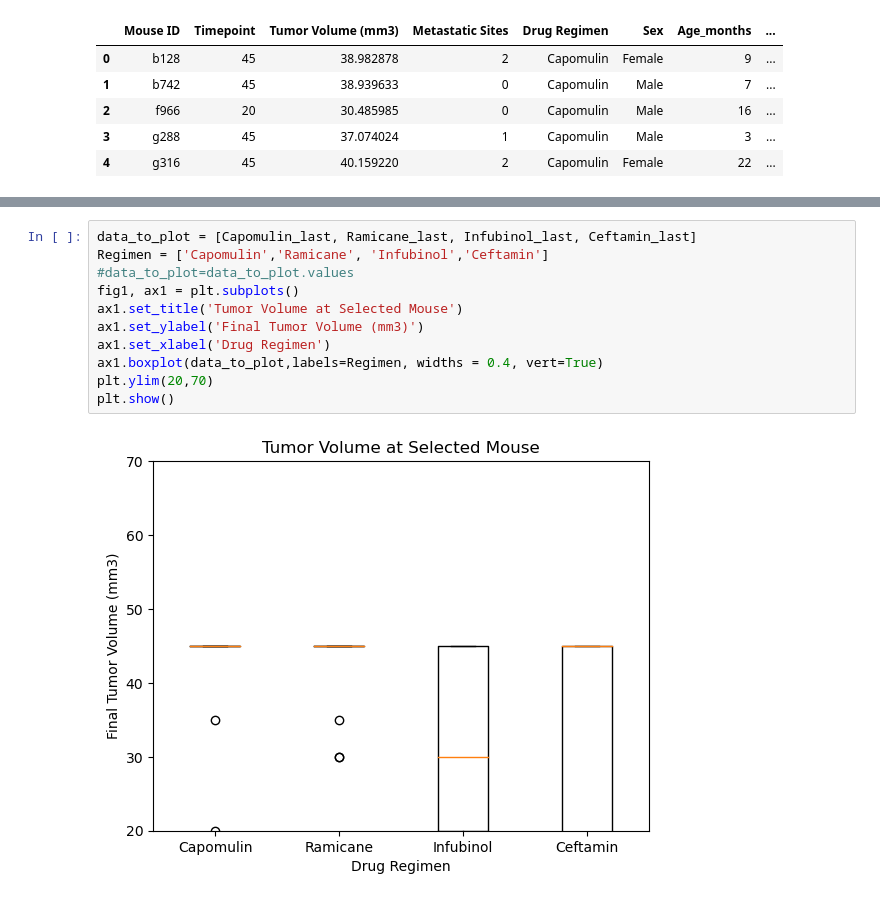
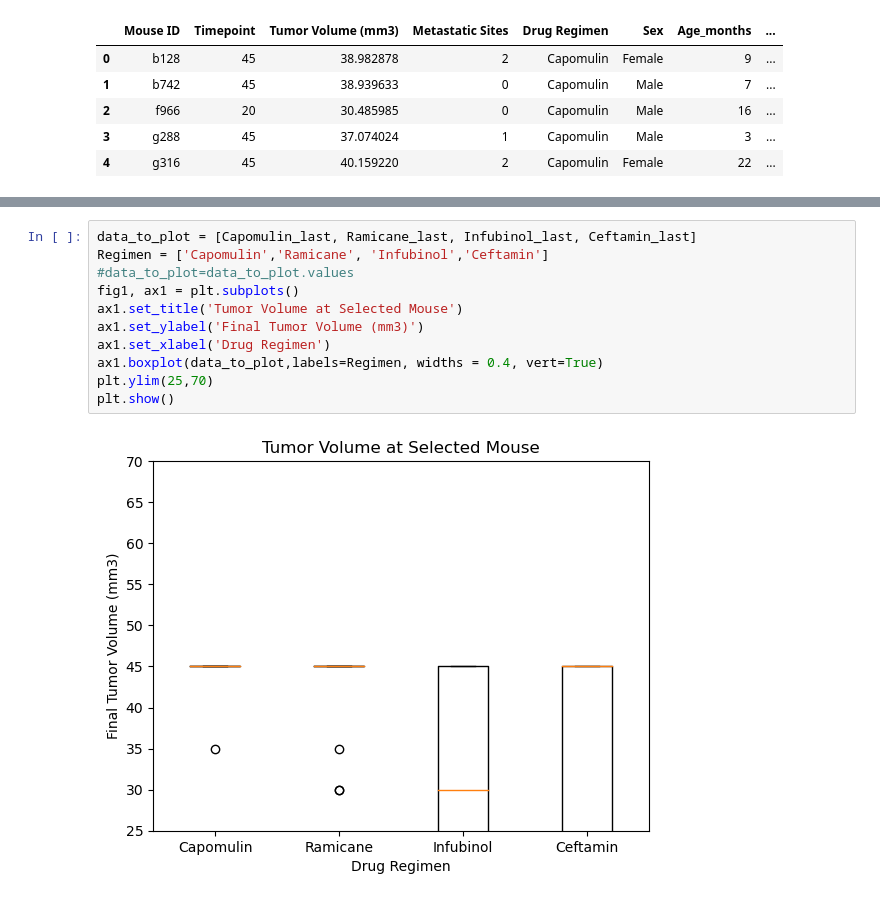
Before and after one commit to agom2429/Mouse-Project, a Jupyter notebook: Maine.ipynb, the cells around one changed output, grey strips where cells are left out. Drawn from its saved outputs; the diff is of its cells as text.

```diff
--- a/Maine.ipynb
+++ b/Maine.ipynb
@@ -262,16 +263,16 @@ Values above 71.19095325625001 could be Ceftamin outliers.
 # %%
 data_to_plot = [Capomulin_last, Ramicane_last, Infubinol_last, Ceftamin_last]
 Regimen = ['Capomulin','Ramicane', 'Infubinol','Ceftamin']
 #data_to_plot=data_to_plot.values
 fig1, ax1 = plt.subplots()
 ax1.set_title('Tumor Volume at Selected Mouse')
 ax1.set_ylabel('Final Tumor Volume (mm3)')
 ax1.set_xlabel('Drug Regimen')
 ax1.boxplot(data_to_plot,labels=Regimen, widths = 0.4, vert=True)
-plt.ylim(20,70)
+plt.ylim(25,70)
 plt.show()
 # %% [output]
-[figure, old version]
+[figure, new version]
 # %%
 Capomulin_graph= new_duplicate_mice_df.loc[new_duplicate_mice_df["Mouse ID"]=="r157",:]
 x_axis=Capomulin_graph["Timepoint"].count
```
Also changed, not shown: parts of 5 cells of this notebook.
